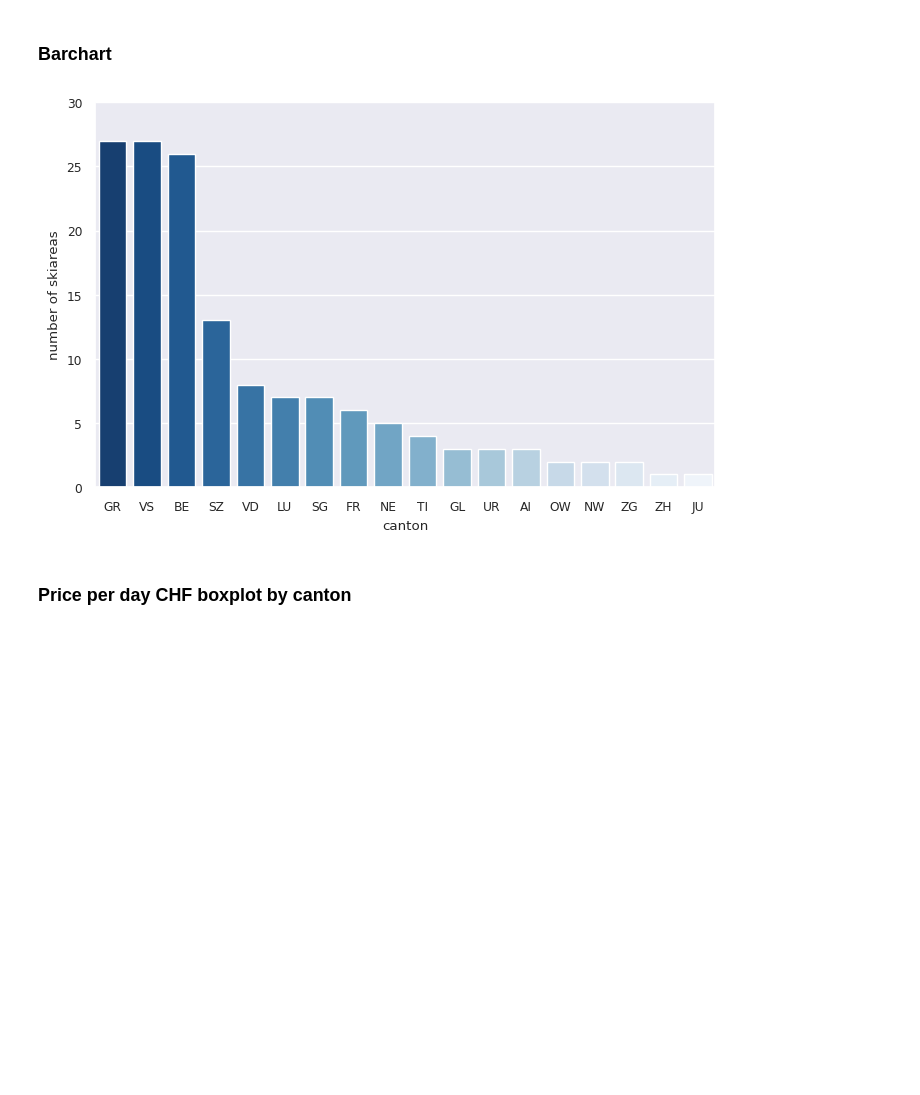
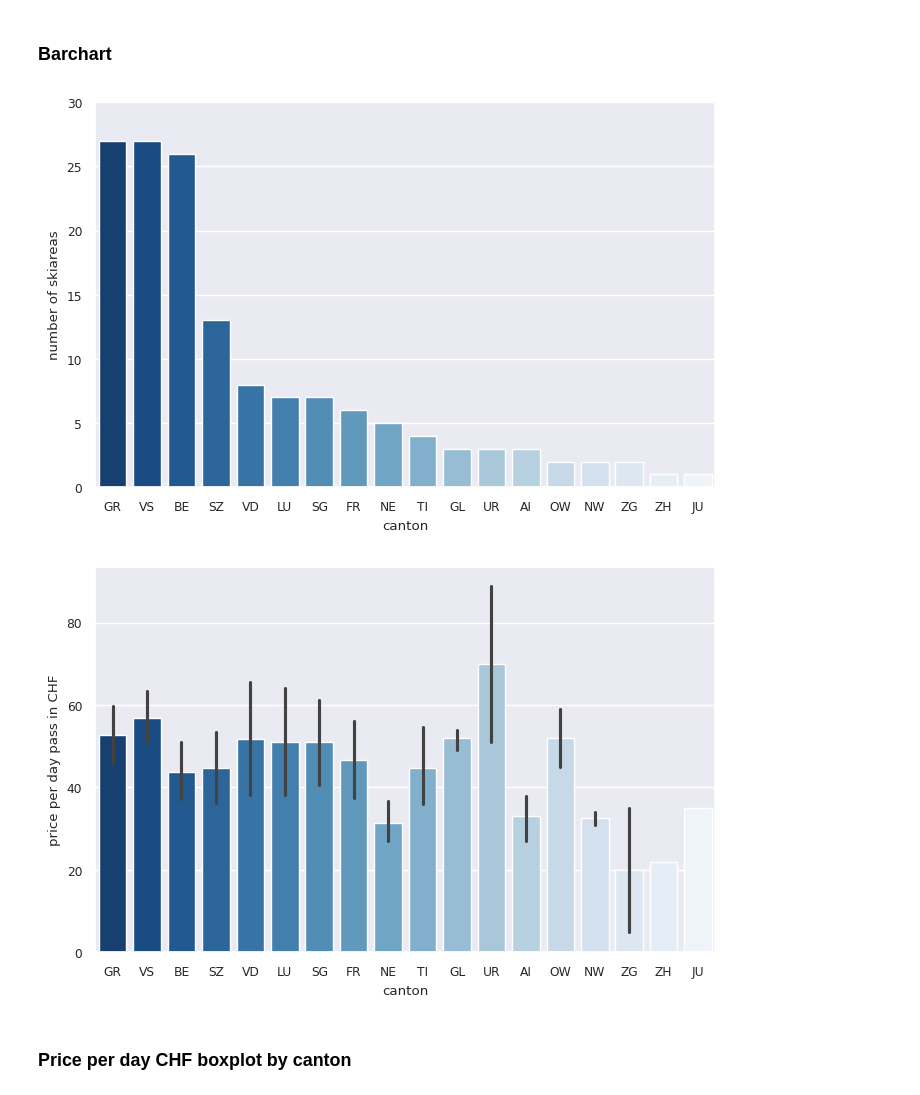
Before and after one commit to forstkev/arm_quant, a Jupyter notebook: projekt_notebook.ipynb, the cells around one changed output. Saved outputs shown, nothing was run; the diff lists cells and outputs as text; code cells hidden in the pictures; blank space fills up the shorter version.

```diff
--- a/projekt_notebook.ipynb
+++ b/projekt_notebook.ipynb
@@ -525,18 +552,25 @@ sns.heatmap(corr,
 # %%
 # Set font size for plot
 sns.set(font_scale=0.8)
 
 # Create Barchart for canton and number of skiareas in canton
 plt.figure(figsize=(8,5))
 sns.countplot(data=df, x='canton', order = df['canton'].value_counts().index, palette='Blues_r')
 # set y-axis from 0 to 30
 plt.ylim(0, 30)
 # set y-axis label
 plt.ylabel('number of skiareas')
 # Set background color to white
 sns.set_style("darkgrid")
+
+# Create Barchart for canton and average price per day pass in CHF
+plt.figure(figsize=(8,5))
+sns.barplot(data=df, x='canton', y='price_day_pass_chf', order = df['canton'].value_counts(ascending=False).index, palette='Blues_r')
+plt.ylabel('price per day pass in CHF')
+sns.set_style("darkgrid")
 # %% [output]
 [figure]
+[figure, added]
 # %% [markdown]
 ### Price per day CHF boxplot by canton
 # %%
```
Also changed, not shown: parts of 15 cells of this notebook.
